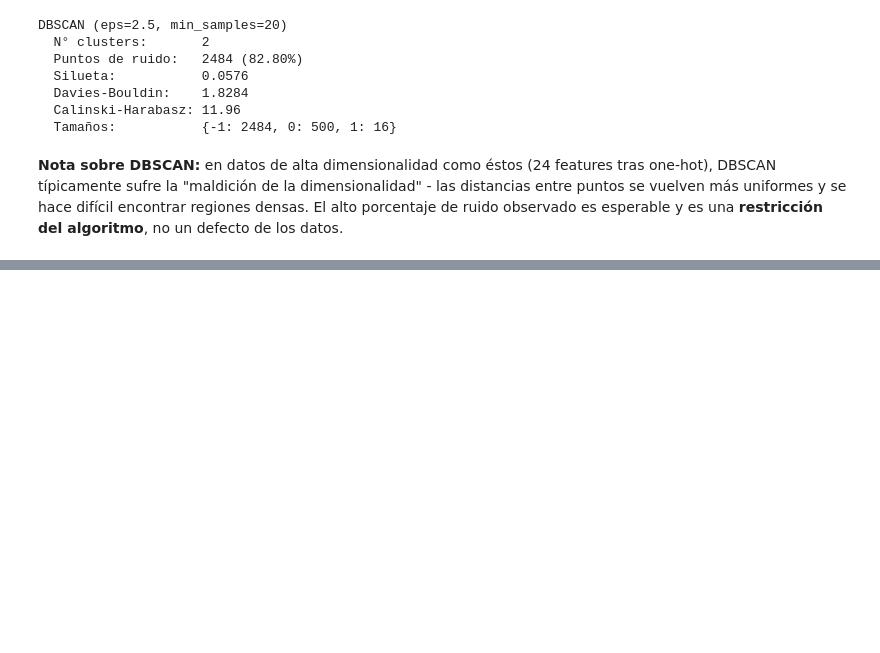
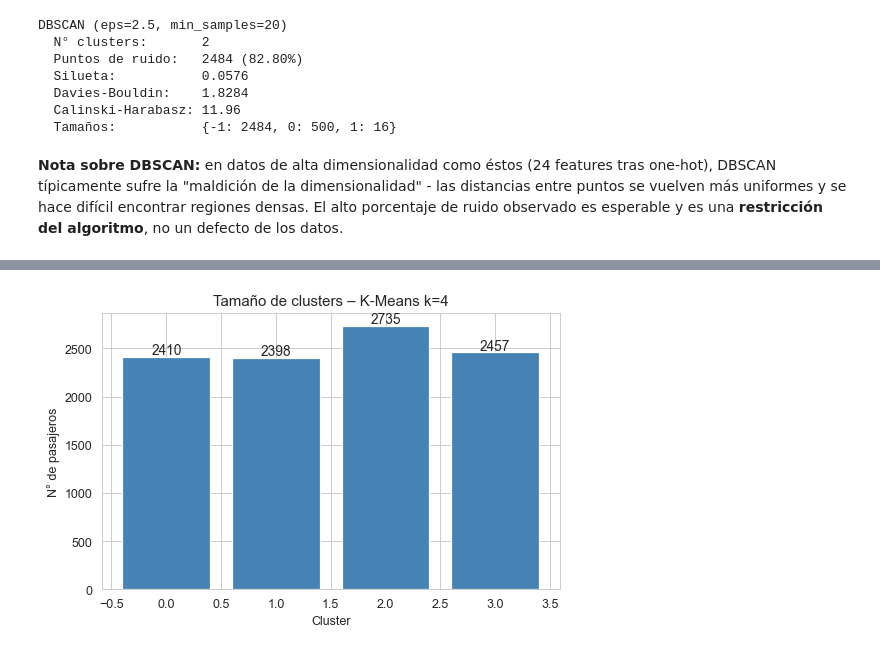
Before and after one commit to w-pollock/Grupo33-Lab4, a Jupyter notebook: Grupo33-Lab4.ipynb, the cells around one changed output, grey strips where cells are left out. Cells and saved outputs as stored; diff of their text form; code cells hidden in the pictures; blank space fills up the shorter version.

```diff
--- a/Grupo33-Lab4.ipynb
+++ b/Grupo33-Lab4.ipynb
@@ -643,0 +782,20 @@ DBSCAN (eps=2.5, min_samples=20)
+# %%
+#tamaño de clusters
+
+conteo = pd.Series(labels_kmeans).value_counts().sort_index()
+
+
+plt.figure(figsize=(6, 4))
+
+plt.bar(conteo.index, conteo.values, color='steelblue', edgecolor='white')
+
+
+for i, v in zip(conteo.index, conteo.values):
+
+    plt.text(i, v + 30, str(v), ha='center', fontsize=11)
+plt.xlabel('Cluster'); plt.ylabel('N° de pasajeros')
+plt.title('Tamaño de clusters – K-Means k=4')
+plt.tight_layout()
+plt.show()
+# %% [output]
+[figure, added]
```
Also changed, not shown: parts of 15 cells of this notebook, 2 other files.
